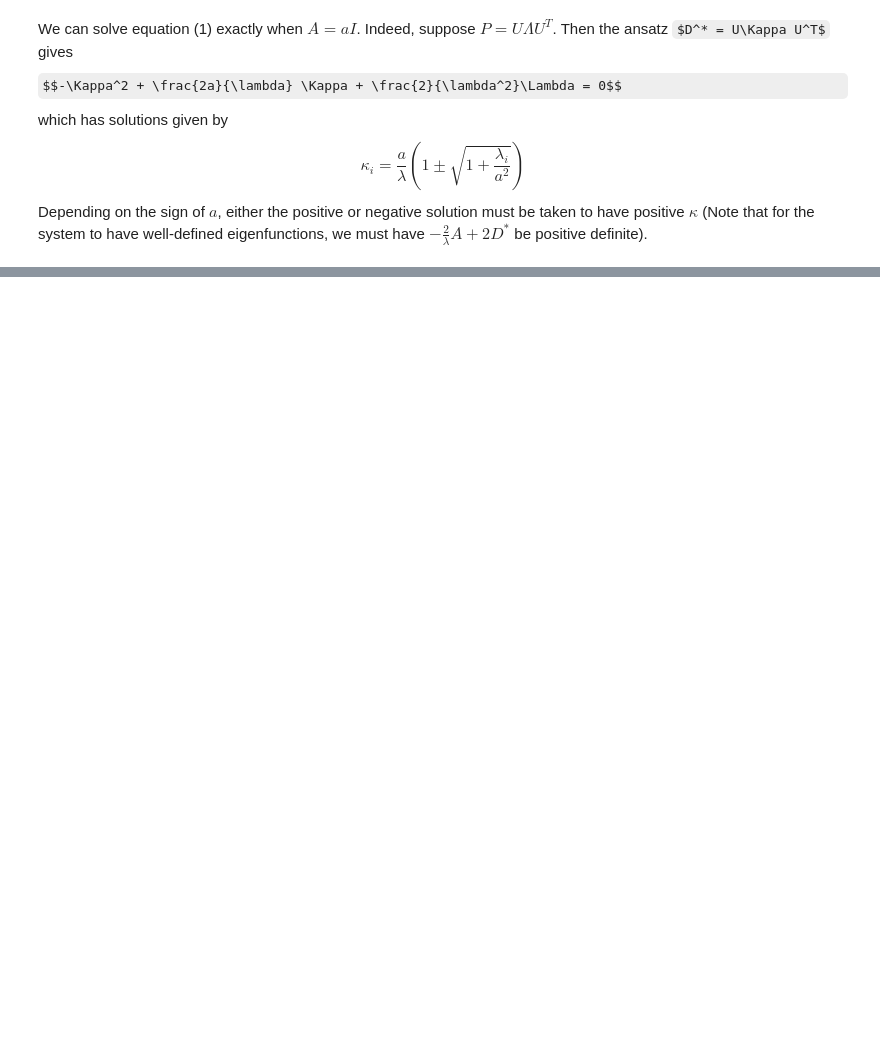
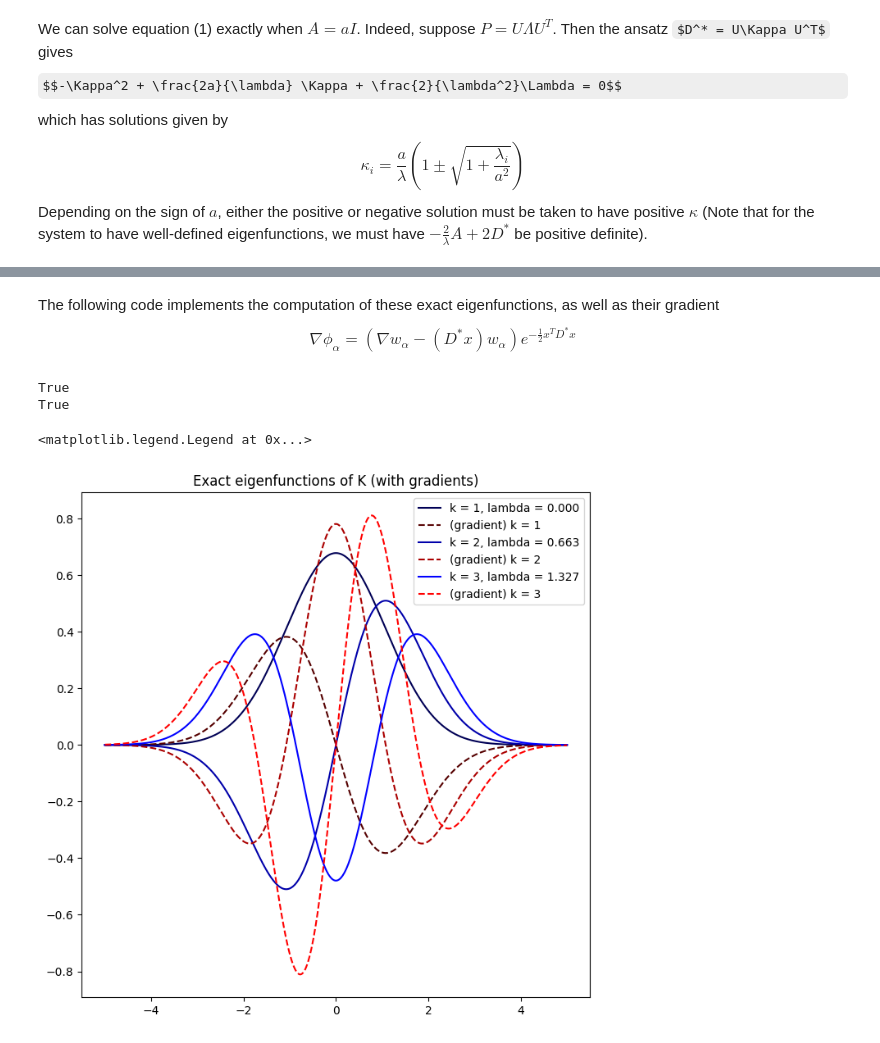
Before and after one commit to lclaeys/eigenfunction-solver, a Jupyter notebook: clean_notebooks/optimalcontrol.ipynb, the cells around one changed output, grey strips where cells are left out. Cells and saved outputs as stored; diff of their text form; code cells hidden in the pictures; some formulas as TeX source; blank space fills up the shorter version.

```diff
--- a/clean_notebooks/optimalcontrol.ipynb
+++ b/clean_notebooks/optimalcontrol.ipynb
@@ -276,10 +264,0 @@ True
-# %%
-dim = 5
-A = torch.eye(dim) * 1
-P = torch.eye(dim) * 0.2
-Q = torch.eye(dim) * 0.1
-sigma = torch.eye(dim)
-lmbda = 1
-
-D = compute_D(A, P, lmbda)
-D
@@ -369,7 +264,0 @@ torch.Size([100000, 10])
-# %%
-quadratic_form = torch.exp(torch.einsum('ij, ij -> i',samples @ A, samples))
-
-norms = ((fsamples**2 * quadratic_form[:,None]).mean(dim=0)).sqrt()
-fsamples = fsamples / norms
-
-inner_prods = (fsamples[:,None,:] * fsamples[:,:,None] * quadratic_form[:,None,None]).mean(dim=0)
@@ -418,0 +265,42 @@ Text(0.5, 1.0, 'Old operator inner products')
+# %% [markdown]
+The following code implements the computation of these exact eigenfunctions, as well as their gradient
+$$\nabla \phi_\alpha = (\nabla w_\alpha - (D^*x)w_\alpha) e^{-\frac{1}{2}x^T D^* x}$$
+# %%
+def compute_D(A,P,lmbda):
+    assert torch.allclose(A, torch.eye(A.shape[0],device=A.device)*A[0,0])
+    Lambda, U = torch.linalg.eigh(P)
+
+    a = torch.diag(A)
+    sign = torch.where(a > 0, 1.0, -1.0)
+    kappa = torch.diag(A) / lmbda * (1 + sign * torch.sqrt(1 + 2 / a**2 * Lambda))
+
+    return U @ torch.diag(kappa) @ U.T
+
+# sanity check
+
+dim = 3
+lmbda = 3.0
+x = torch.randn((dim,dim))
+P = x@x.T
+A = - torch.eye(dim)*10
+
+D = compute_D(A, P, lmbda)
+print(torch.allclose(D.T @ D - 2 / lmbda * A @ D, 2/ lmbda**2 * P))
+
+A = torch.eye(dim)*0.3
+D = compute_D(A, P, lmbda)
+print(torch.allclose(D.T @ D - 2 / lmbda * A @ D, 2/ lmbda**2 * P))
+# %% [output]
+True
+True
+# %%
+dim = 1
+A = torch.eye(dim) * 0.2
+P = torch.eye(dim) * 0.2
+Q = torch.eye(dim) * 0.1
+sigma = torch.eye(dim)
+lmbda = 1
+
+params = {'A': A, 'P': P, 'Q': Q, 'sigma': sigma, 'lmbda': lmbda}
+
+D = compute_D(A, P, lmbda)
@@ -418,0 +387,20 @@ Text(0.5, 1.0, 'Old operator inner products')
+# %%
+x = torch.linspace(-5, 5,1000)[:,None]
+
+k = 3
+fig, ax = plt.subplots(figsize=(8,8))
+blue_colors = [(0, 0, (i / k)) for i in range(1, k + 1)]  # RGB: (Red, Green, Blue)
+red_colors = [((i / k),0,0) for i in range(1, k + 1)]  # RGB: (Red, Green, Blue)
+
+
+fx, grad_fx = exact_eigfunctions(x,k, params, return_grad=True)
+eigvals = exact_eigvals(k, params)
+for i in range(k):
+    ax.plot(x, fx[:,i], color = blue_colors[i], label = f'k = {i+1}, lambda = {eigvals[i]:.3f}')
+    ax.plot(x, grad_fx[:,i,0], color = red_colors[i], ls= '--', label = f'(gradient) k = {i+1}')
+
+ax.set_title('Exact eigenfunctions of K (with gradients)')
+plt.legend()
+# %% [output]
+<matplotlib.legend.Legend at 0x...>
+[figure, added]
```
Also changed, not shown: parts of 45 cells of this notebook, 2 other files.
